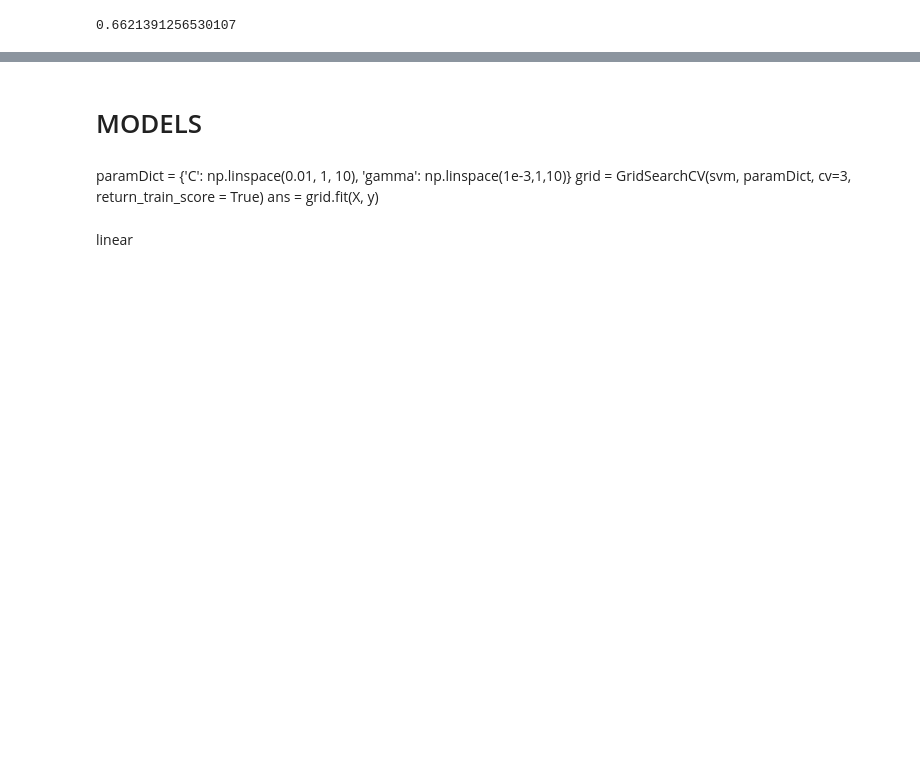
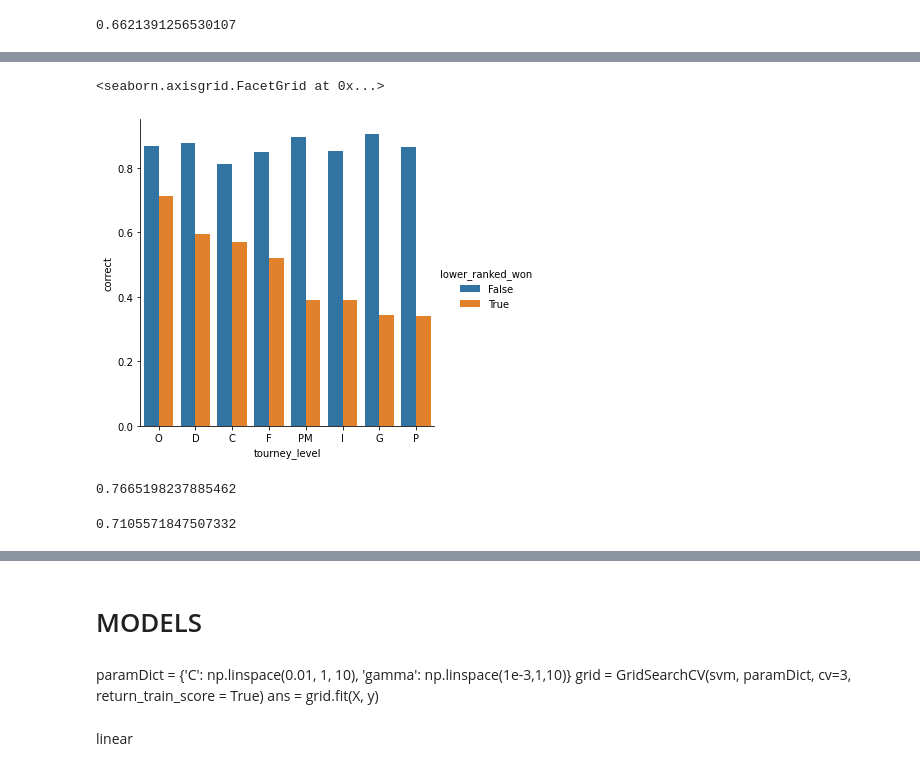
Before and after one commit to nickdevin/Tennis_Predicting, a Jupyter notebook: capstone_final.ipynb, the cells around one changed output, grey strips where cells are left out. Saved outputs shown, nothing was run; the diff lists cells and outputs as text; code cells hidden in the pictures; blank space fills up the shorter version.

```diff
--- a/capstone_final.ipynb
+++ b/capstone_final.ipynb
@@ -1380,0 +1396,3 @@ X_train_log
+# %%
+levels_accuracy = pred_rows.groupby(['tourney_level', 'lower_ranked_won']).agg({'correct': 'mean'}).reset_index()
+levels_accuracy
@@ -1380,0 +1417,26 @@ X_train_log
+# %%
+sns.catplot(data = levels_accuracy,
+            x = 'tourney_level',
+            y = 'correct',
+            hue = 'lower_ranked_won',
+            kind = 'bar',
+            order = ['O', 'D', 'C', 'F', 'PM', 'I', 'G', 'P'])
+# %% [output]
+<seaborn.axisgrid.FacetGrid at 0x...>
+[figure, added]
+# %%
+# At Challenger, Fed Cup, and WTA Finals, correctly guess winner 77% of the time
+# This is due to a huge increase in predictive accuracy for matches in which the higher-ranked player won
+# Reasons?
+
+total = pred_rows[pred_rows['tourney_level'].isin(['C', 'F', 'D', 'O'])].shape[0]
+correct = pred_rows[pred_rows['tourney_level'].isin(['C', 'F', 'D', 'O']) & (pred_rows['correct'] == True)].shape[0]
+correct / total
+# %% [output]
+0.7665198237885462
+# %%
+total = pred_rows[~pred_rows['tourney_level'].isin(['C', 'F', 'D', 'O'])].shape[0]
+correct = pred_rows[(~pred_rows['tourney_level'].isin(['C', 'F', 'D', 'O'])) & (pred_rows['correct'] == True)].shape[0]
+correct / total
+# %% [output]
+0.7105571847507332
```
Also changed, not shown: parts of 79 cells of this notebook.
